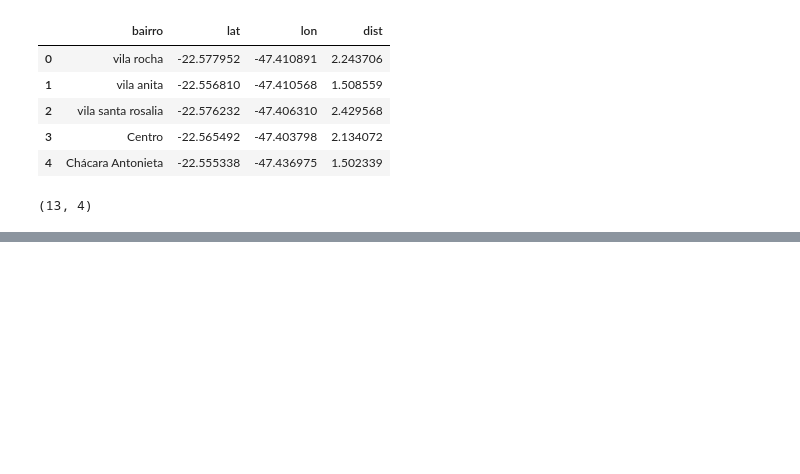
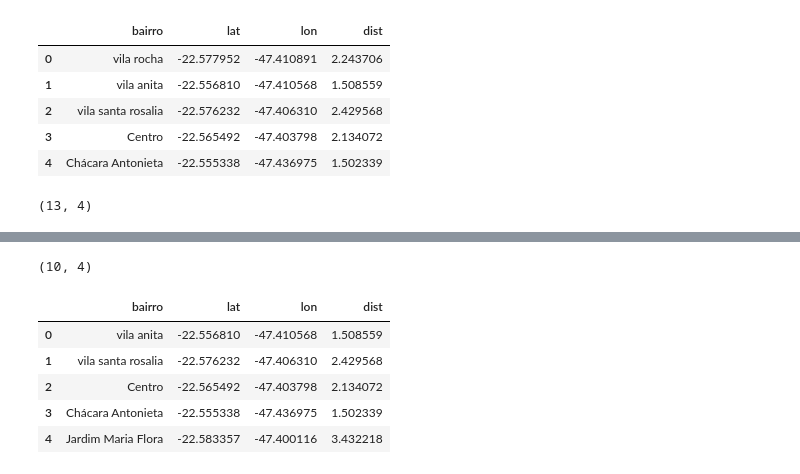
Before and after one commit to vichShir/analise-dados-estadia-limeira, a Jupyter notebook: Notebooks/ADEL_4_analise_bairros.ipynb, the cells around one changed output, grey strips where cells are left out. Saved outputs shown, nothing was run; the diff lists cells and outputs as text; code cells hidden in the pictures; blank space fills up the shorter version.

```diff
--- a/Notebooks/ADEL_4_analise_bairros.ipynb
+++ b/Notebooks/ADEL_4_analise_bairros.ipynb
@@ -339,0 +336,12 @@ files.download('bairros_distantes.csv')
+# %%
+df_bairros_distantes_com_linhas = pd.read_csv('bairros_distantes_com_linhas.csv')
+print(df_bairros_distantes_com_linhas.shape)
+df_bairros_distantes_com_linhas.head()
+# %% [output]
+(10, 4)
+|  | bairro | lat | lon | dist |
+| 0 | vila anita | -22.556810 | -47.410568 | 1.508559 |
+| 1 | vila santa rosalia | -22.576232 | -47.406310 | 2.429568 |
+| 2 | Centro | -22.565492 | -47.403798 | 2.134072 |
+| 3 | Chácara Antonieta | -22.555338 | -47.436975 | 1.502339 |
+| 4 | Jardim Maria Flora | -22.583357 | -47.400116 | 3.432218 |
```
Also changed, not shown: parts of 15 cells of this notebook, 40 other files.
